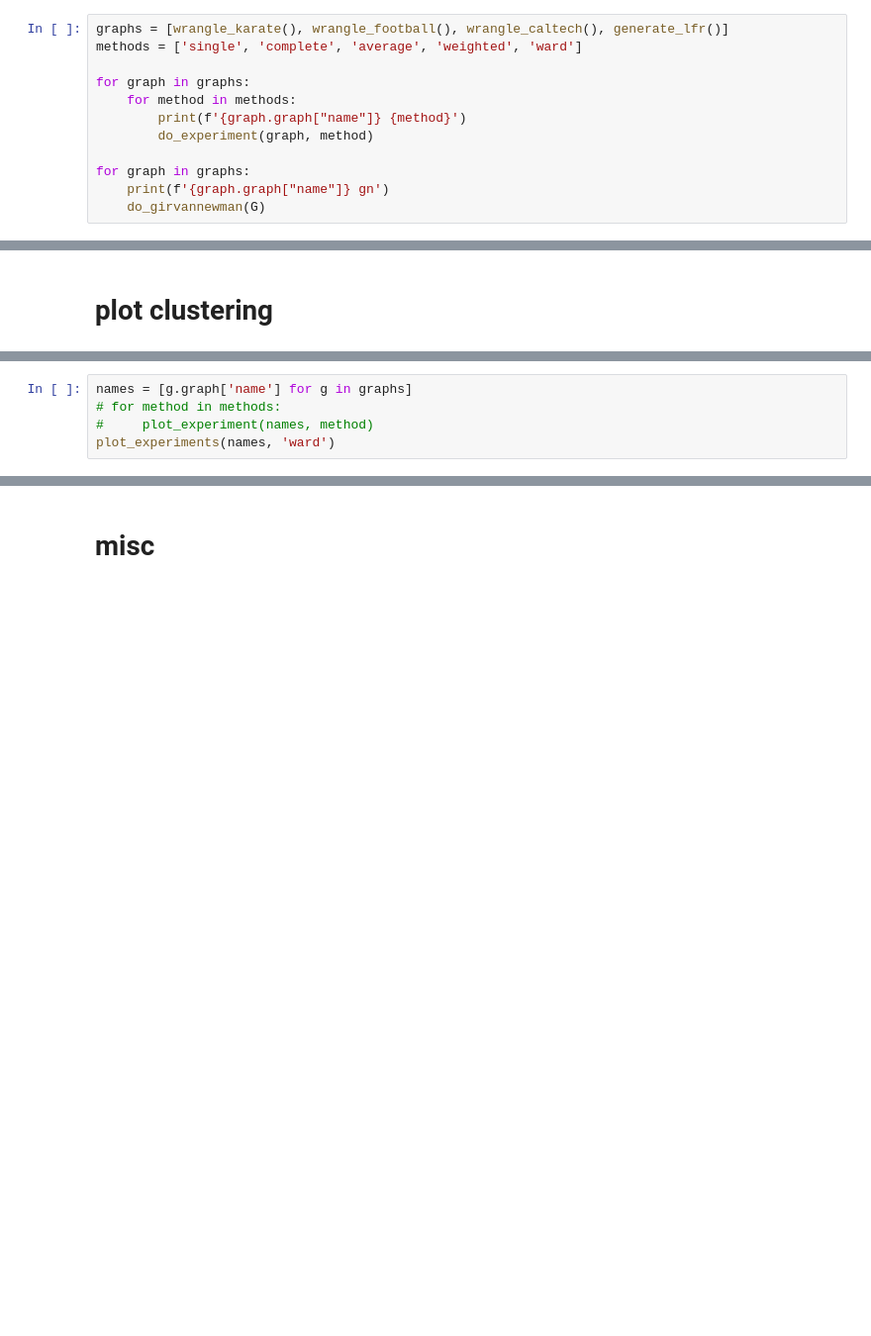
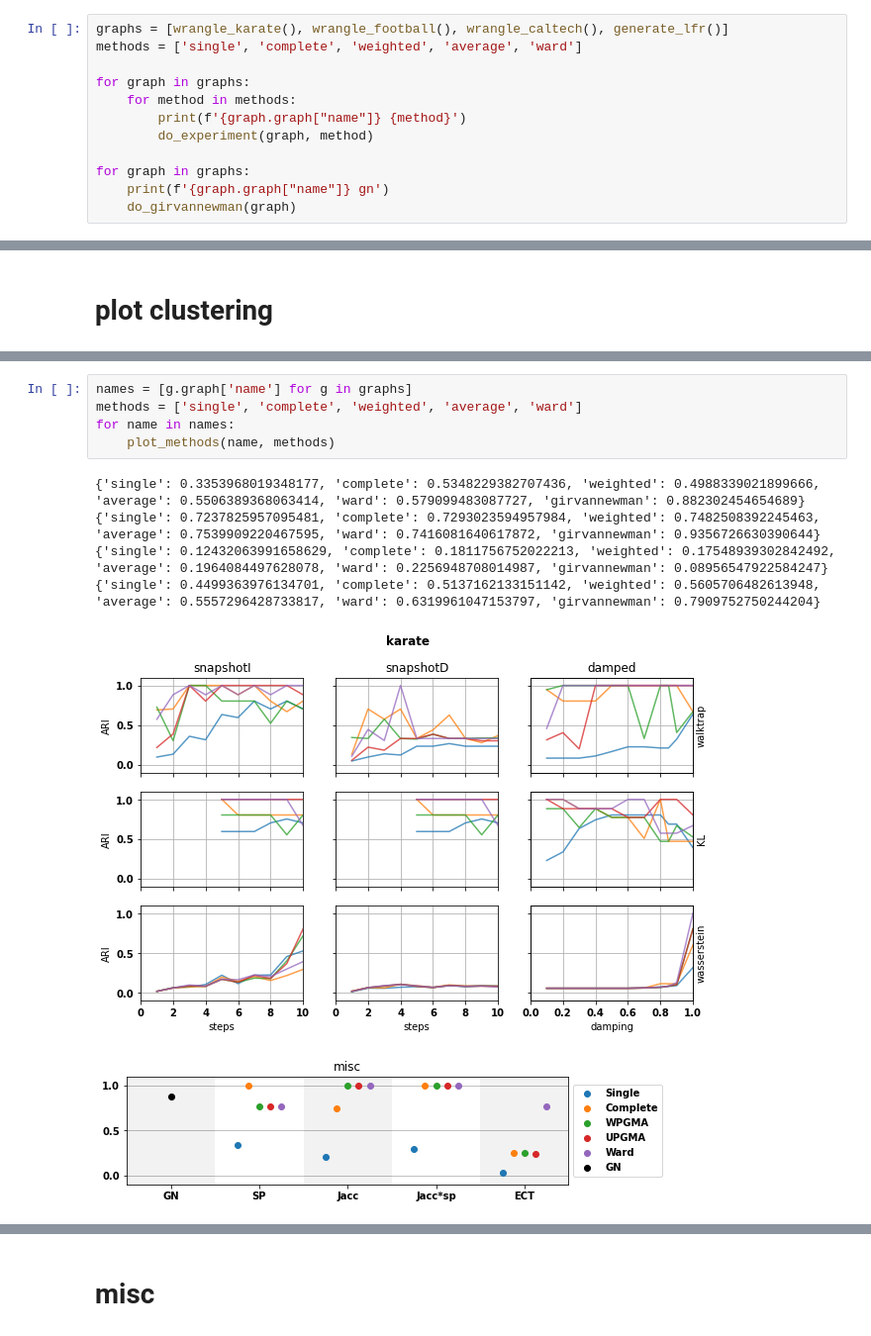
Before and after one commit to jxz12/MyFirstThesis, a Jupyter notebook: code/cluster.ipynb, the cells around one changed output, grey strips where cells are left out. Shown at 99% size. Cells and saved outputs as stored; diff of their text form; blank space fills up the shorter version.

```diff
--- a/code/cluster.ipynb
+++ b/code/cluster.ipynb
@@ -409,6 +409,6 @@ def do_girvannewman(G):
 # %%
 graphs = [wrangle_karate(), wrangle_football(), wrangle_caltech(), generate_lfr()]
-methods = ['single', 'complete', 'average', 'weighted', 'ward']
+methods = ['single', 'complete', 'weighted', 'average', 'ward']
 
 for graph in graphs:
     for method in methods:
@@ -417,5 +417,5 @@ for graph in graphs:
 
 for graph in graphs:
     print(f'{graph.graph["name"]} gn')
-    do_girvannewman(G)
+    do_girvannewman(graph)
 # %% [output]
@@ -507,5 +554,12 @@ def plot_experiments(names, method):
 # %%
 names = [g.graph['name'] for g in graphs]
-# for method in methods:
-#     plot_experiment(names, method)
-plot_experiments(names, 'ward')
+methods = ['single', 'complete', 'weighted', 'average', 'ward']
+for name in names:
+    plot_methods(name, methods)
+# %% [output]
+{'single': 0.3353968019348177, 'complete': 0.5348229382707436, 'weighted': 0.4988339021899666, 'average': 0.5506389368063414, 'ward': 0.579099483087727, 'girvannewman': 0.882302454654689}
+{'single': 0.7237825957095481, 'complete': 0.7293023594957984, 'weighted': 0.7482508392245463, 'average': 0.7539909220467595, 'ward': 0.7416081640617872, 'girvannewman': 0.9356726630390644}
+{'single': 0.12432063991658629, 'complete': 0.1811756752022213, 'weighted': 0.17548939302842492, 'average': 0.1964084497628078, 'ward': 0.2256948708014987, 'girvannewman': 0.08956547922584247}
+{'single': 0.4499363976134701, 'complete': 0.5137162133151142, 'weighted': 0.5605706482613948, 'average': 0.5557296428733817, 'ward': 0.6319961047153797, 'girvannewman': 0.7909752750244204}
+[figure, added]
+[figure, added]
```
Also changed, not shown: parts of 9 cells of this notebook, 30 other files.
